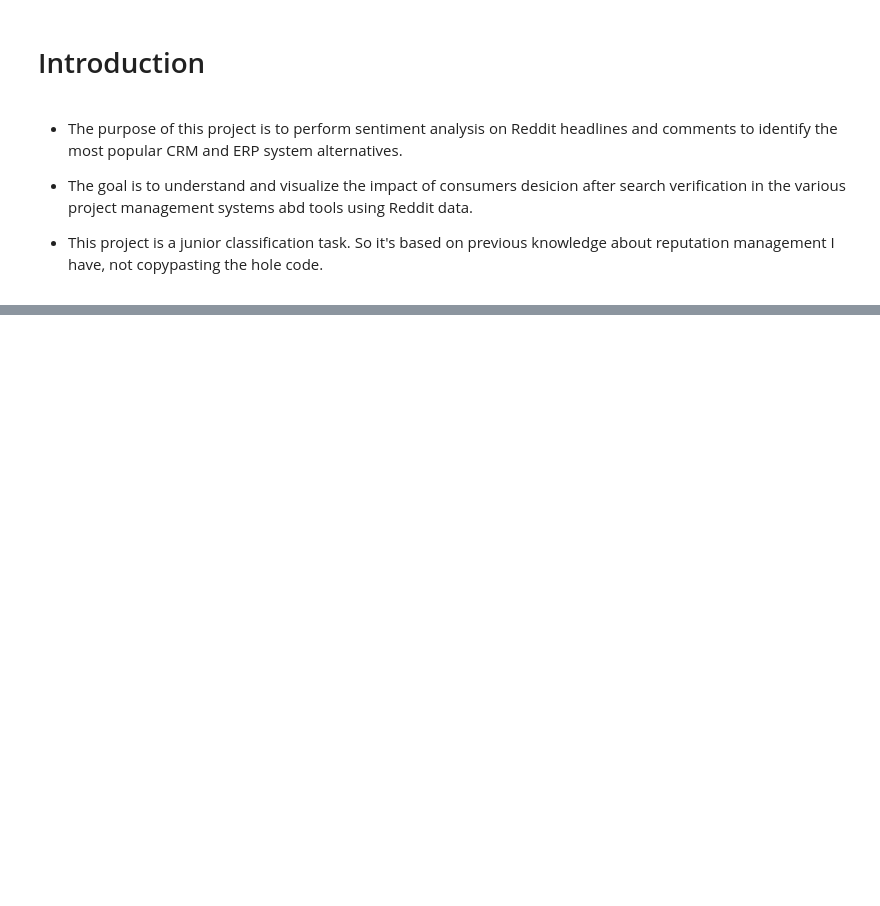
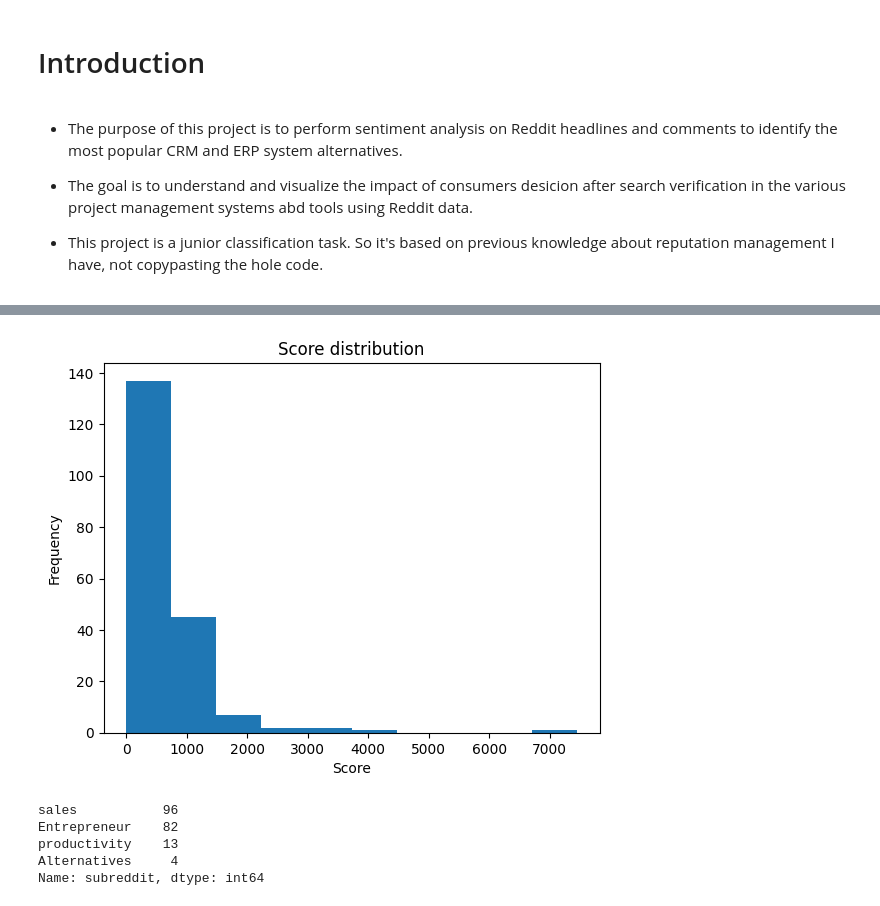
Before and after one commit to baranouskiart/reddit_sentiment, a Jupyter notebook: reddit_sentiment_analysis.ipynb, the cells around one changed output, grey strips where cells are left out. Saved outputs shown, nothing was run; the diff lists cells and outputs as text; code cells hidden in the pictures; blank space fills up the shorter version.

```diff
--- a/reddit_sentiment_analysis.ipynb
+++ b/reddit_sentiment_analysis.ipynb
@@ -107,0 +165,20 @@ See https://praw.readthedocs.io/en/latest/getting_started/multiple_instances.htm
+# %%
+# create a histogram of the score column
+plt.hist(posts_df['score'])
+plt.title('Score distribution')
+plt.xlabel('Score')
+plt.ylabel('Frequency')
+plt.show()
+# %% [output]
+[figure, added]
+# %%
+# count the number of occurrences of each subreddit and display the top 10
+posts_df = pd.DataFrame(posts_df)
+top_subreddits = posts_df['subreddit'].value_counts().head(10)
+print(top_subreddits)
+# %% [output]
+sales           96
+Entrepreneur    82
+productivity    13
+Alternatives     4
+Name: subreddit, dtype: int64
```
Also changed, not shown: parts of 13 cells of this notebook.
